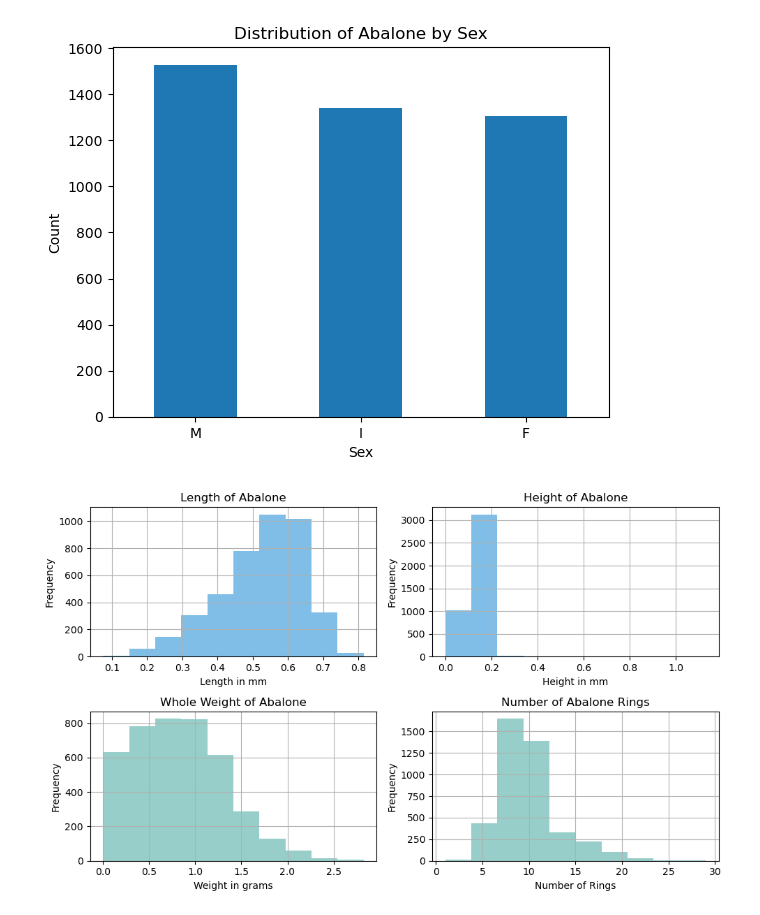
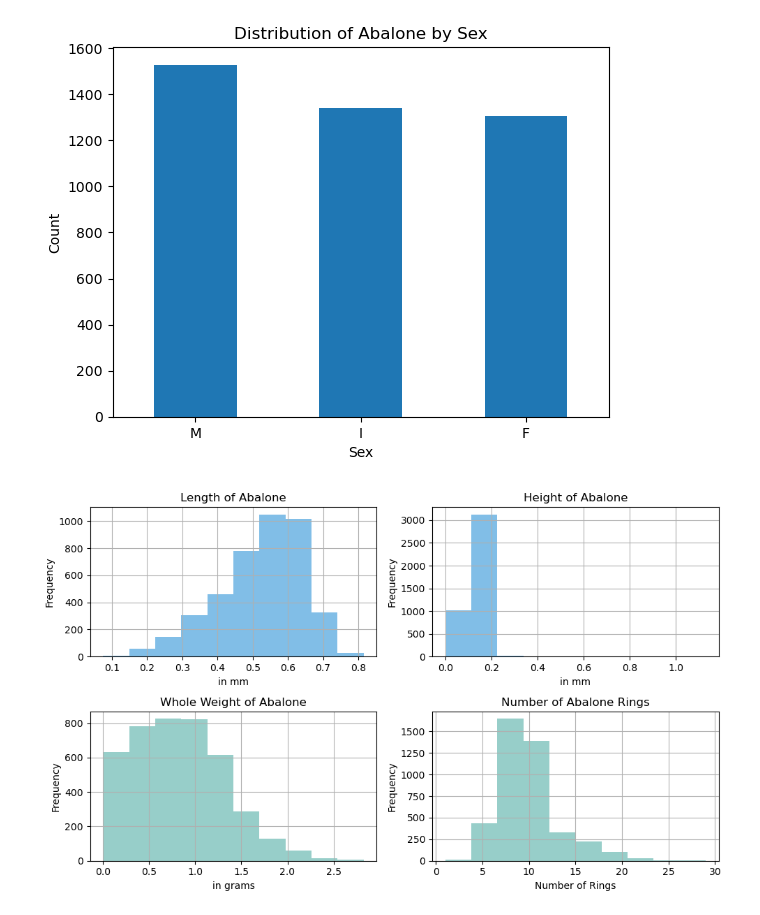
Before and after one commit to Shmoooe/PDA-project, a Jupyter notebook: abalone.ipynb, the cells around one changed output. Drawn from its saved outputs; the diff is of its cells as text; code cells hidden in the pictures.

```diff
--- a/abalone.ipynb
+++ b/abalone.ipynb
@@ -80,26 +80,26 @@ infant = abalone[abalone["sex"]== "I"]
 # %%
 # Creating a subplot of histograms for an overview of 4 variables:
 variable_overview, axes= plt.subplots(nrows=2, ncols=2, figsize=(10, 6)) # Creates a four histogram plot, number of rows and columns specified and the size of the figure in inches
 abalone["length"].hist(ax=axes[0,0], color="#4ca3dd", alpha=0.7)  # isolates length column and assigns it to row 1, column 1, alpha refers to the opacity
-axes[0,0].set_xlabel("Length in mm") # labels the x axis, along the bottom
+axes[0,0].set_xlabel("in mm") # labels the x axis, along the bottom
 axes[0,0].set_ylabel("Frequency") # labels the y axis, up the side
 axes[0,0].set_title("Length of Abalone") # gives a title to this individual histogram
 
 abalone["height"].hist(ax=axes[0,1], color="#4ca3dd", alpha=0.7)
-axes[0,1].set_xlabel("Height in mm")
+axes[0,1].set_xlabel("in mm")
 axes[0,1].set_ylabel("Frequency")
 axes[0,1].set_title("Height of Abalone")
 
 abalone["whole_weight"].hist(ax=axes[1,0], color="#6bbab3", alpha=0.7) # hexadecimal colour to match abalone colour scheme
-axes[1,0].set_xlabel("Weight in grams")
+axes[1,0].set_xlabel("in grams")
 axes[1,0].set_ylabel("Frequency")
 axes[1,0].set_title("Whole Weight of Abalone")
 
 abalone["rings"].hist(ax=axes[1,1], color="#6bbab3", alpha=0.7)
 axes[1,1].set_xlabel("Number of Rings")
 axes[1,1].set_ylabel("Frequency")
 axes[1,1].set_title("Number of Abalone Rings")
 plt.tight_layout()  # prevents overlapping of subplots
 plt.show()
 # %% [output]
-[figure, old version]
+[figure, new version]
```
Also changed, not shown: parts of 4 cells of this notebook.
